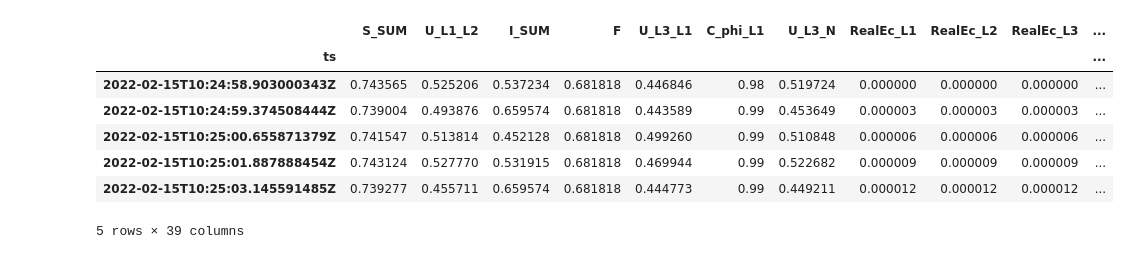
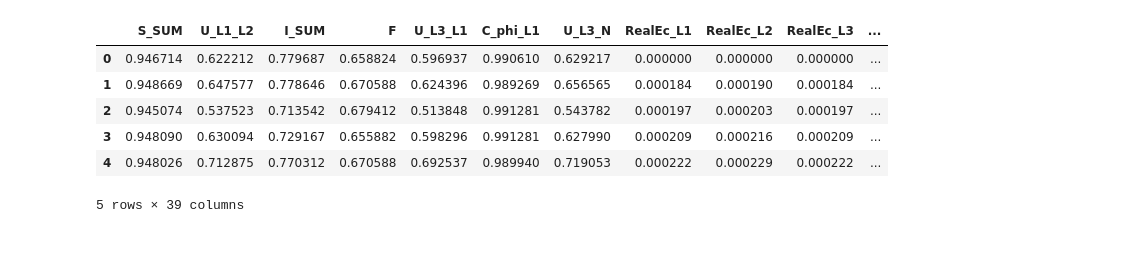
Before and after one commit to PedroOliveiraPT/Electricity-Forecasting, a Jupyter notebook: Results.ipynb, the cells around one changed output. Drawn from its saved outputs; the diff is of its cells as text; code cells hidden in the pictures.

```diff
--- a/Results.ipynb
+++ b/Results.ipynb
@@ -101 +135,6 @@ df.tail()
 5 rows × 39 columns
+# %%
+# Average window
+df_2 = df.groupby(np.arange(len(df))//15).mean()
+print(df_2.shape)
+df_2.head()
@@ -102,15 +150,14 @@ df.tail()
 # %%
 from sklearn import preprocessing
 scaler = preprocessing.MinMaxScaler()
-d = scaler.fit_transform(df)
-scaled_df = pd.DataFrame(d, columns=df.columns, index=df.index)
+d = scaler.fit_transform(df_2)
+scaled_df = pd.DataFrame(d, columns=df_2.columns, index=df_2.index)
 scaled_df.head()
 # %% [output]
 |  | S_SUM | U_L1_L2 | I_SUM | F | U_L3_L1 | C_phi_L1 | U_L3_N | RealEc_L1 | RealEc_L2 | RealEc_L3 | ... |
-| ts |  |  |  |  |  |  |  |  |  |  | ... |
-| 2022-02-15T10:24:58.903000343Z | 0.743565 | 0.525206 | 0.537234 | 0.681818 | 0.446846 | 0.98 | 0.519724 | 0.000000 | 0.000000 | 0.000000 | ... |
-| 2022-02-15T10:24:59.374508444Z | 0.739004 | 0.493876 | 0.659574 | 0.681818 | 0.443589 | 0.99 | 0.453649 | 0.000003 | 0.000003 | 0.000003 | ... |
-| 2022-02-15T10:25:00.655871379Z | 0.741547 | 0.513814 | 0.452128 | 0.681818 | 0.499260 | 0.99 | 0.510848 | 0.000006 | 0.000006 | 0.000006 | ... |
-| 2022-02-15T10:25:01.887888454Z | 0.743124 | 0.527770 | 0.531915 | 0.681818 | 0.469944 | 0.99 | 0.522682 | 0.000009 | 0.000009 | 0.000009 | ... |
-| 2022-02-15T10:25:03.145591485Z | 0.739277 | 0.455711 | 0.659574 | 0.681818 | 0.444773 | 0.99 | 0.449211 | 0.000012 | 0.000012 | 0.000012 | ... |
+| 0 | 0.946714 | 0.622212 | 0.779687 | 0.658824 | 0.596937 | 0.990610 | 0.629217 | 0.000000 | 0.000000 | 0.000000 | ... |
+| 1 | 0.948669 | 0.647577 | 0.778646 | 0.670588 | 0.624396 | 0.989269 | 0.656565 | 0.000184 | 0.000190 | 0.000184 | ... |
+| 2 | 0.945074 | 0.537523 | 0.713542 | 0.679412 | 0.513848 | 0.991281 | 0.543782 | 0.000197 | 0.000203 | 0.000197 | ... |
+| 3 | 0.948090 | 0.630094 | 0.729167 | 0.655882 | 0.598296 | 0.991281 | 0.627990 | 0.000209 | 0.000216 | 0.000209 | ... |
+| 4 | 0.948026 | 0.712875 | 0.770312 | 0.670588 | 0.692537 | 0.989940 | 0.719053 | 0.000222 | 0.000229 | 0.000222 | ... |
 5 rows × 39 columns
```
Also changed, not shown: parts of 12 cells of this notebook, 4 other files.
